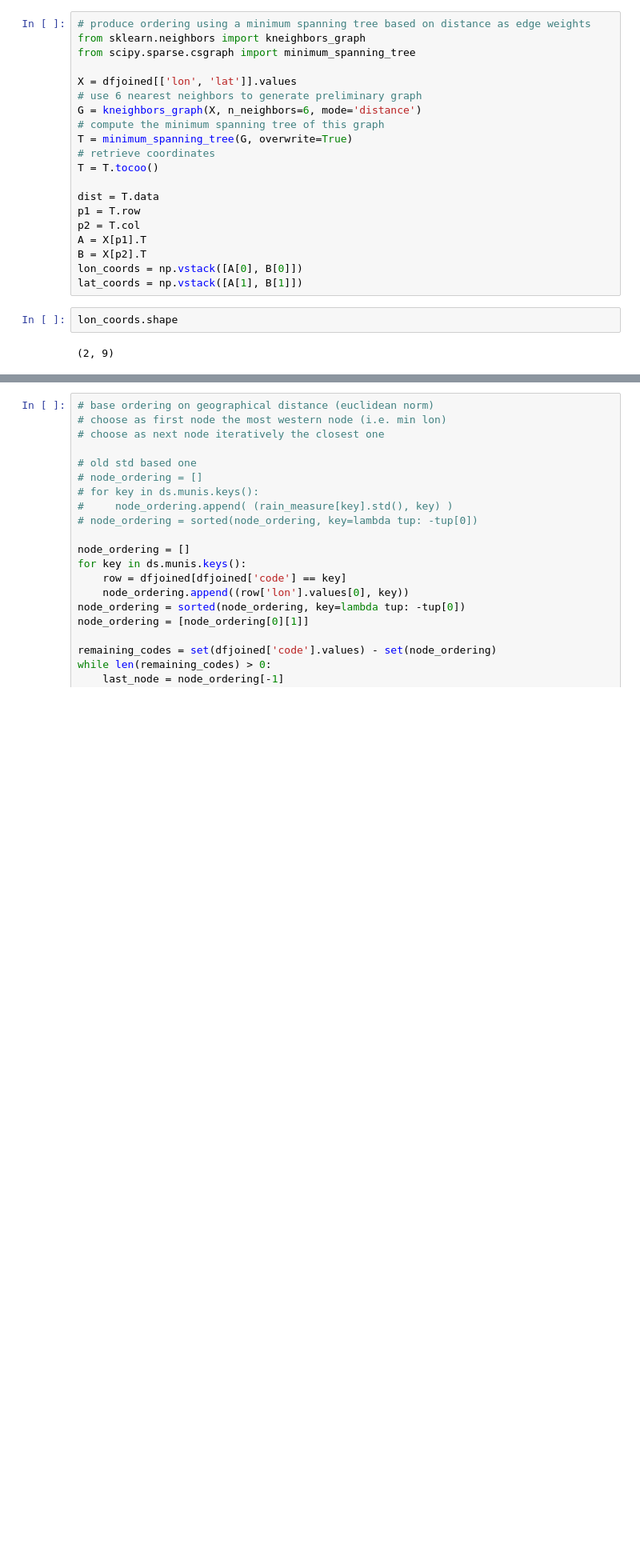
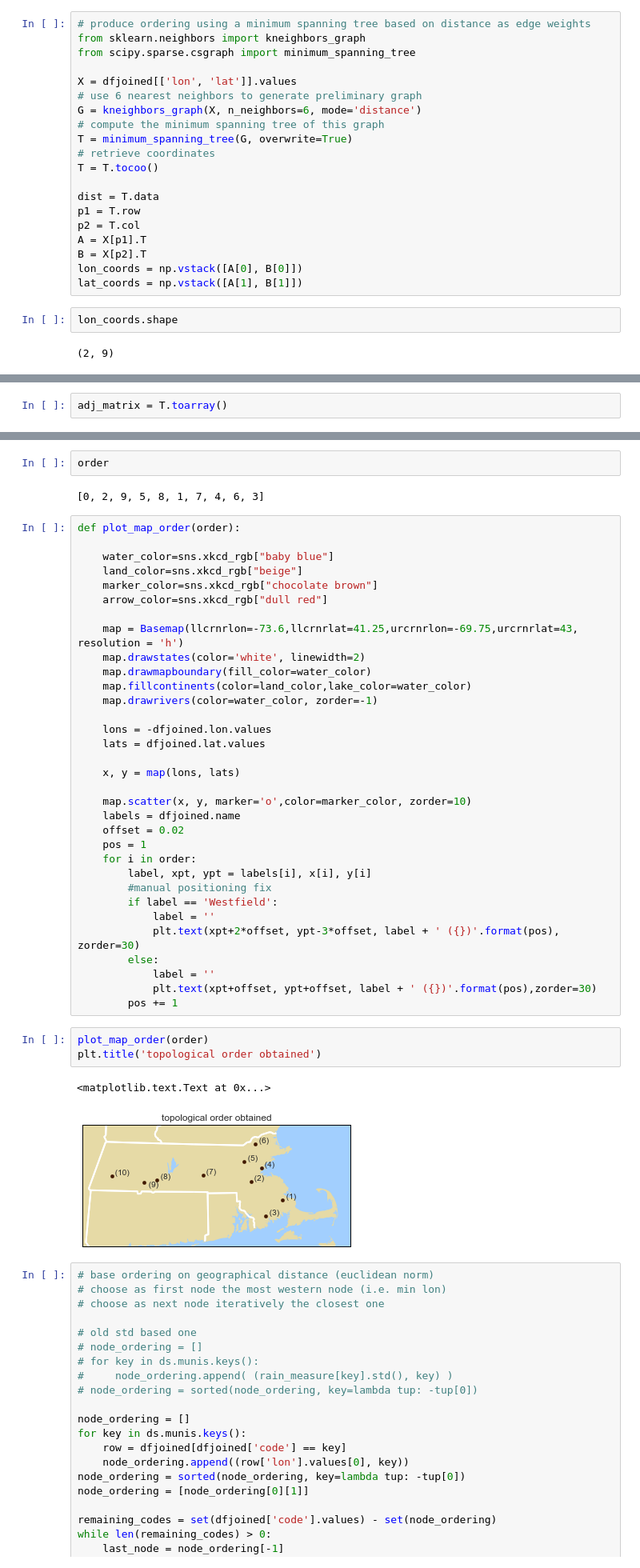
Before and after one commit to therealchuckliu/MCWeather, a Jupyter notebook: 02_Bayesian_Networks.ipynb, the cells around one changed output, grey strips where cells are left out. Shown at 80% size. Cells and saved outputs as stored; diff of their text form; blank space fills up the shorter version.

Commit message:
added bfs for topo order

```diff
--- a/02_Bayesian_Networks.ipynb
+++ b/02_Bayesian_Networks.ipynb
@@ -220,0 +224,2 @@ plt.title('minimum euclidean spanning tree')
+# %%
+adj_matrix = T.toarray()
@@ -221,3 +257,46 @@ plt.title('minimum euclidean spanning tree')
+# %%
+order
+# %% [output]
+[0, 2, 9, 5, 8, 1, 7, 4, 6, 3]
+# %%
+def plot_map_order(order):
+
+    water_color=sns.xkcd_rgb["baby blue"]
+    land_color=sns.xkcd_rgb["beige"]
+    marker_color=sns.xkcd_rgb["chocolate brown"]
+    arrow_color=sns.xkcd_rgb["dull red"]
+
+    map = Basemap(llcrnrlon=-73.6,llcrnrlat=41.25,urcrnrlon=-69.75,urcrnrlat=43, resolution = 'h')
+    map.drawstates(color='white', linewidth=2)
+    map.drawmapboundary(fill_color=water_color)
+    map.fillcontinents(color=land_color,lake_color=water_color)
+    map.drawrivers(color=water_color, zorder=-1)
+
+    lons = -dfjoined.lon.values
+    lats = dfjoined.lat.values
+
+    x, y = map(lons, lats)
+
+    map.scatter(x, y, marker='o',color=marker_color, zorder=10)
+    labels = dfjoined.name
+    offset = 0.02
+    pos = 1
+    for i in order:
+        label, xpt, ypt = labels[i], x[i], y[i]
+        #manual positioning fix
+        if label == 'Westfield':
+            label = ''
+            plt.text(xpt+2*offset, ypt-3*offset, label + ' ({})'.format(pos), zorder=30)
+        else:
+            label = ''
+            plt.text(xpt+offset, ypt+offset, label + ' ({})'.format(pos),zorder=30)
+        pos += 1
+# %%
+plot_map_order(order)
+plt.title('topological order obtained')
+# %% [output]
+<matplotlib.text.Text at 0x...>
+[figure, added]
 # %%
 # base ordering on geographical distance (euclidean norm)
 # choose as first node the most western node (i.e. min lon)
```
Also changed, not shown: parts of 3 cells of this notebook.
